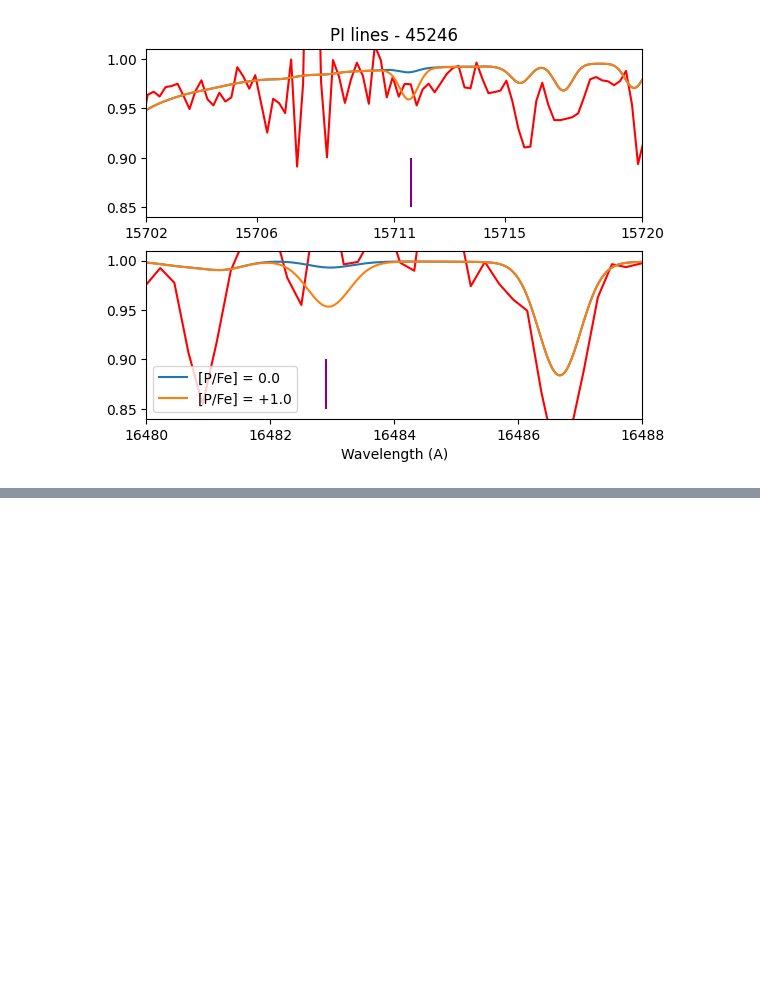
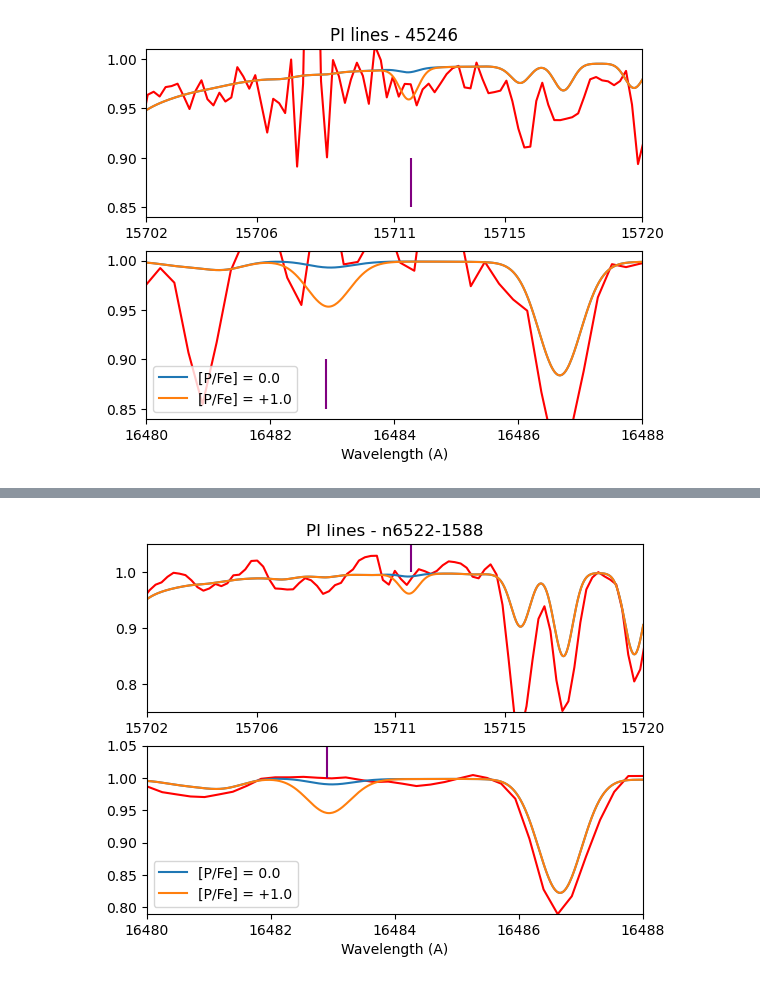
Before and after one commit to bornofthesea/synther, a Jupyter notebook: Plot/syntplot.ipynb, the cells around one changed output, grey strips where cells are left out. Cells and saved outputs as stored; diff of their text form; code cells hidden in the pictures; blank space fills up the shorter version.

```diff
--- a/Plot/syntplot.ipynb
+++ b/Plot/syntplot.ipynb
@@ -270,0 +295,10 @@ plotP(speclist, "45246.dat", label, starname, offset = 5.8, offsety = -0.02, nco
+# %%
+speclist = ["n6522-1588xa.dat", "n6522-1588xap1.dat"]
+starname = 'n6522-1588'
+label = ['[P/Fe] = 0.0', '[P/Fe] = +1.0']
+plotP(speclist, "n6522-1588.dat", label, starname,
+      xoffset1 = -3.625, yoffset1 = -0.02, ncorr1 = 1.0,
+      xoffset2 = -3.9, yoffset2 = -0.01,
+      ylim1 = (0.75, 1.05), ylim2 = (0.79, 1.05))
+# %% [output]
+[figure, added]
```
Also changed, not shown: parts of 13 cells of this notebook, 1 other file.
